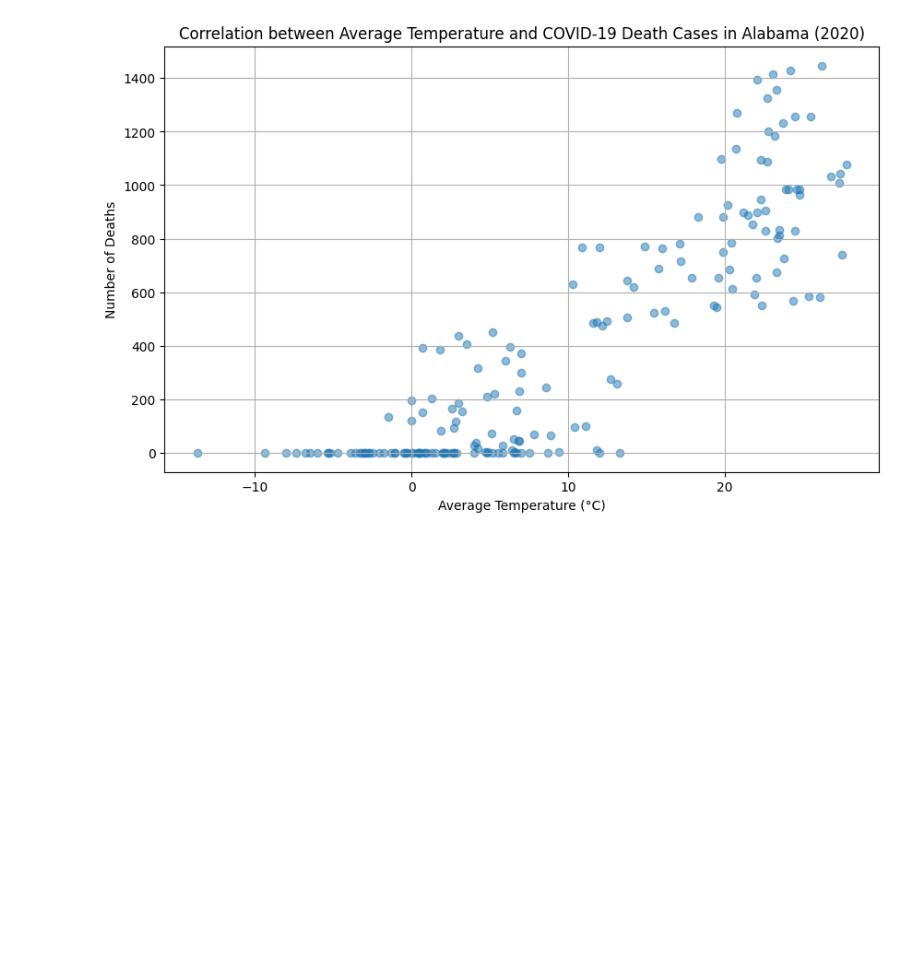
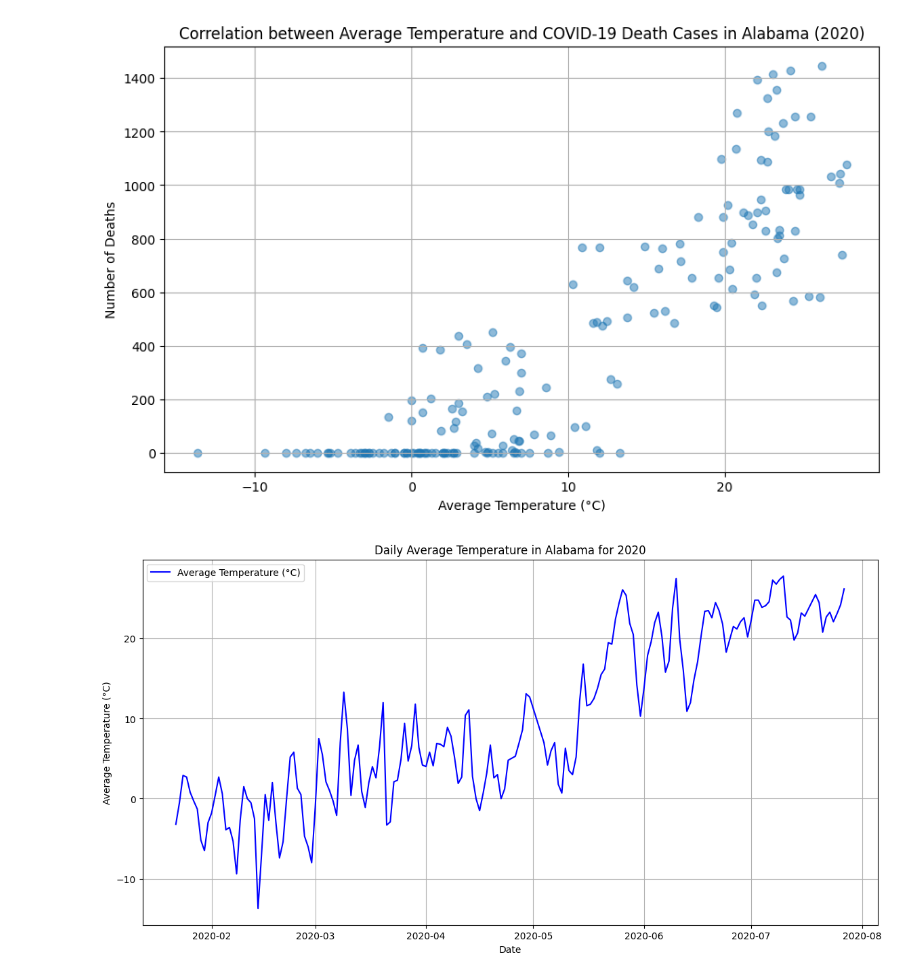
Before and after one commit to jvalue/made-template, a Jupyter notebook: project/pipeline.ipynb, the cells around one changed output. Saved outputs shown, nothing was run; the diff lists cells and outputs as text; code cells hidden in the pictures; blank space fills up the shorter version.

```diff
--- a/project/pipeline.ipynb
+++ b/project/pipeline.ipynb
@@ -65,32 +68,71 @@ Dataset URL: https://www.kaggle.com/datasets/imdevskp/corona-virus-report
 # %%
 import matplotlib.pyplot as plt
+import pandas as pd
 import seaborn as sns
 
 weather_data = file_updated
 covid_data = covid_data_csv
 
 weather_data.columns = ['date', 'tavg', 'tmin', 'tmax', 'prcp', 'snow', 'wdir', 'wspd', 'wpgt', 'pres', 'tsun']
 weather_data['date'] = pd.to_datetime(weather_data['date'])
 weather_data_alabama = weather_data[(weather_data['date'] >= '2020-01-01') & (weather_data['date'] < '2021-01-01')]
 weather_data_alabama = weather_data_alabama[['date', 'tavg', 'tmin', 'tmax', 'prcp', 'snow', 'wspd', 'pres', 'tsun']].groupby('date').mean().reset_index()
 
-covid_data_alabama = covid_data[(covid_data['Province_State'] == 'Alabama') ]
+covid_data_alabama = covid_data[(covid_data['Province_State'] == 'Alabama')]
 covid_data_alabama = covid_data_alabama[['Date', 'Deaths']].groupby('Date').sum().reset_index()
 covid_data_alabama['Date'] = pd.to_datetime(covid_data_alabama['Date'])
 covid_data_alabama.columns = ['date', 'deaths']
 
 merged_data = pd.merge(weather_data_alabama, covid_data_alabama, on='date', how='inner')
 
-
-merged_data.to_csv('../data/alabama_covid_weather.csv', index=False)
-
+merged_data.to_csv('data/alabama_covid_weather.csv', index=False)
 
 plt.figure(figsize=(10, 6))
 plt.scatter(merged_data['tavg'], merged_data['deaths'], alpha=0.5)
 plt.title('Correlation between Average Temperature and COVID-19 Death Cases in Alabama (2020)')
 plt.xlabel('Average Temperature (°C)')
 plt.ylabel('Number of Deaths')
 plt.grid(True)
 plt.show()
+
+
+plt.figure(figsize=(14, 7))
+plt.plot(merged_data['date'], merged_data['tavg'], label='Average Temperature (°C)', color='blue')
+plt.title('Daily Average Temperature in Alabama for 2020')
+plt.xlabel('Date')
+plt.ylabel('Average Temperature (°C)')
+plt.legend()
+plt.grid(True)
+plt.show()
+
+plt.figure(figsize=(14, 7))
+plt.plot(merged_data['date'], merged_data['deaths'], label='COVID-19 Death Cases', color='red')
+plt.title('Daily COVID-19 Death Cases in Alabama for 2020')
+plt.xlabel('Date')
+plt.ylabel('Number of Deaths')
+plt.legend()
+plt.grid(True)
+plt.show()
+
+fig, ax1 = plt.subplots(figsize=(14, 7))
+
+color = 'tab:blue'
+ax1.set_xlabel('Date')
+ax1.set_ylabel('Average Temperature (°C)', color=color)
+ax1.plot(merged_data['date'], merged_data['tavg'], label='Average Temperature (°C)', color=color)
+ax1.tick_params(axis='y', labelcolor=color)
+
+ax2 = ax1.twinx()
+color = 'tab:red'
+ax2.set_ylabel('Number of Deaths', color=color)
+ax2.plot(merged_data['date'], merged_data['deaths'], label='COVID-19 Death Cases', color=color)
+ax2.tick_params(axis='y', labelcolor=color)
+
+fig.tight_layout()
+plt.title('Daily Average Temperature and COVID-19 Death Cases in Alabama for 2020')
+fig.legend(loc='upper left', bbox_to_anchor=(0.1, 0.9))
+plt.grid(True)
+plt.show()
 # %% [output]
 [figure]
+[figure, added]
```
Also changed, not shown: parts of 2 cells of this notebook, 1 other file.
